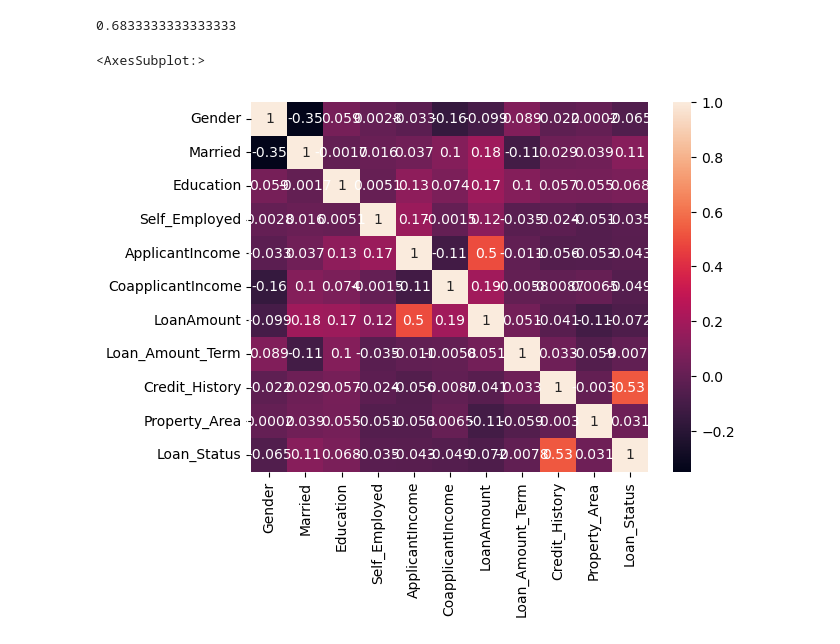
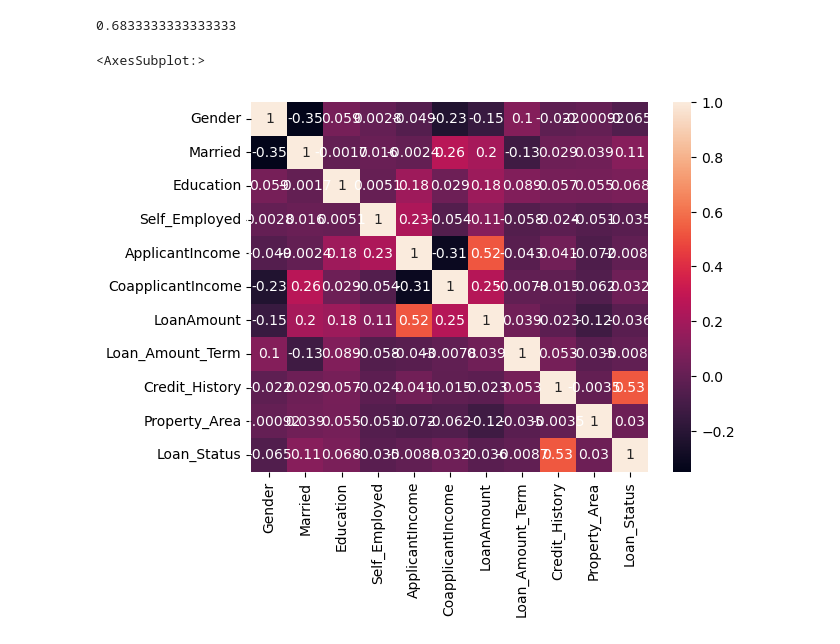
Before and after one commit to inamnurulf/Basic-Classification-Regression, a Jupyter notebook: classificationWithDataset.ipynb, the cells around one changed output. Drawn from its saved outputs; the diff is of its cells as text; code cells hidden in the pictures.

```diff
--- a/classificationWithDataset.ipynb
+++ b/classificationWithDataset.ipynb
@@ -213,9 +213,9 @@ print(training_data_accuracy)
 0.6833333333333333
 # %%
 import seaborn as sns
-heatmap=df2.drop(columns={'Loan_ID'}, axis=1).corr()
+heatmap=df2.drop(columns={'Loan_ID'}, axis=1).corr(method='spearman')
 heatmap = heatmap.astype(float)
 sns.heatmap(heatmap, annot=True)
 # %% [output]
 <AxesSubplot:>
-[figure, old version]
+[figure, new version]
```
Also changed, not shown: parts of 1 cell of this notebook, 3 other files.
